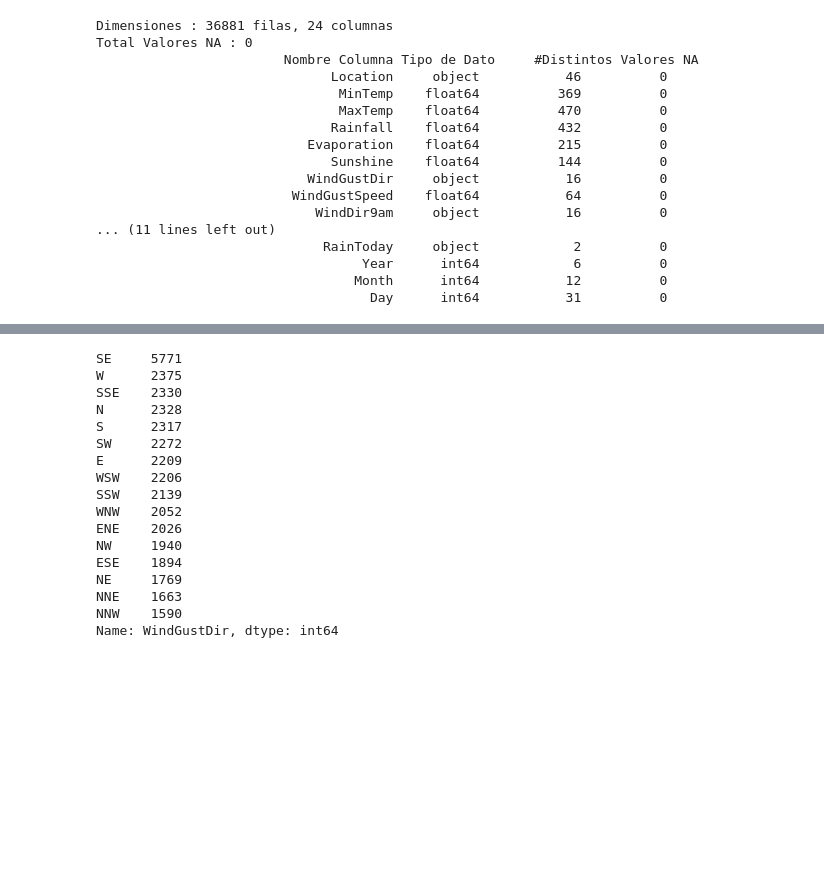
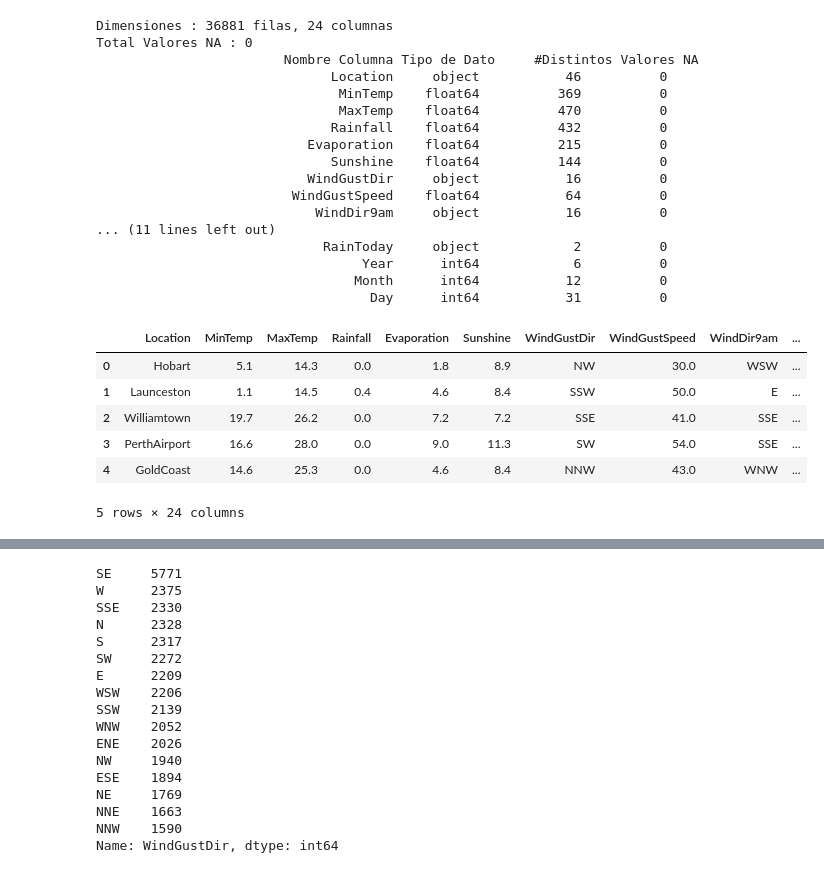
Before and after one commit to jaquimbayoc7/DocumentacionDiplomadoML, a Jupyter notebook: 4. Aprendizaje Supervisado Clasificación/RegresionLogistica.ipynb, the cells around one changed output, grey strips where cells are left out. Drawn from its saved outputs; the diff is of its cells as text; code cells hidden in the pictures; blank space fills up the shorter version.

```diff
--- a/4. Aprendizaje Supervisado Clasificación/RegresionLogistica.ipynb
+++ b/4. Aprendizaje Supervisado Clasificación/RegresionLogistica.ipynb
@@ -297,3 +301,13 @@ Total Valores NA : 0
                                   Year      int64            6          0
                                  Month      int64           12          0
                                    Day      int64           31          0
+# %%
+X.head()
+# %% [output]
+|  | Location | MinTemp | MaxTemp | Rainfall | Evaporation | Sunshine | WindGustDir | WindGustSpeed | WindDir9am | ... |
+| 0 | Hobart | 5.1 | 14.3 | 0.0 | 1.8 | 8.9 | NW | 30.0 | WSW | ... |
+| 1 | Launceston | 1.1 | 14.5 | 0.4 | 4.6 | 8.4 | SSW | 50.0 | E | ... |
+| 2 | Williamtown | 19.7 | 26.2 | 0.0 | 7.2 | 7.2 | SSE | 41.0 | SSE | ... |
+| 3 | PerthAirport | 16.6 | 28.0 | 0.0 | 9.0 | 11.3 | SW | 54.0 | SSE | ... |
+| 4 | GoldCoast | 14.6 | 25.3 | 0.0 | 4.6 | 8.4 | NNW | 43.0 | WNW | ... |
+5 rows × 24 columns
```
Also changed, not shown: parts of 3 cells of this notebook, 2 other files.
